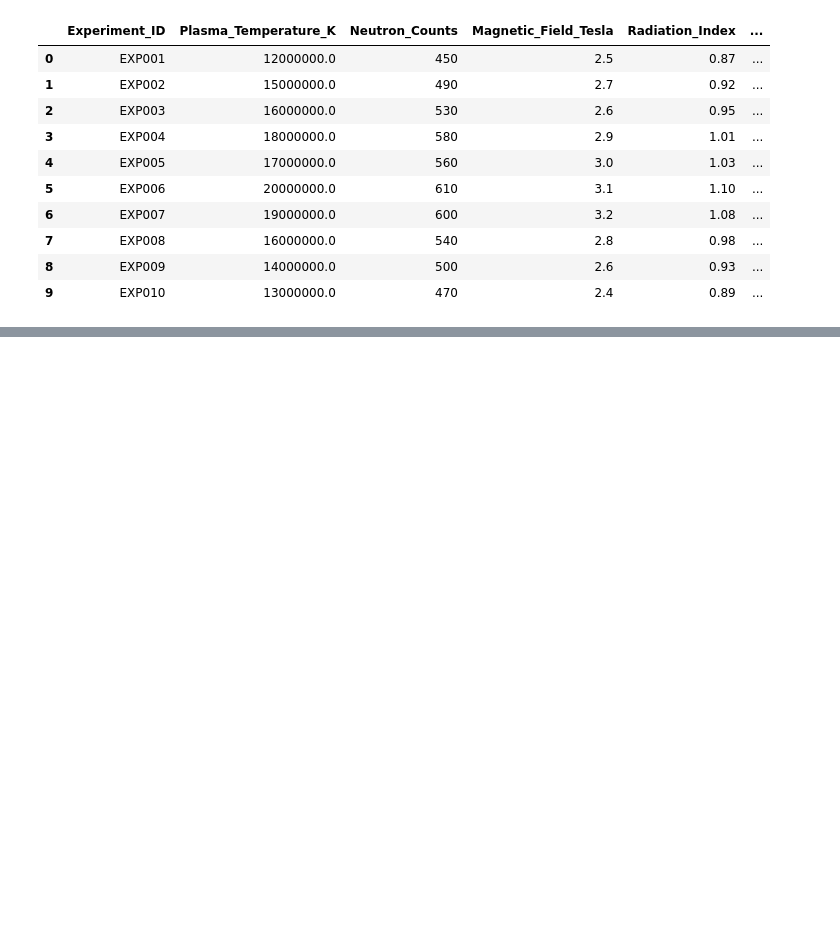
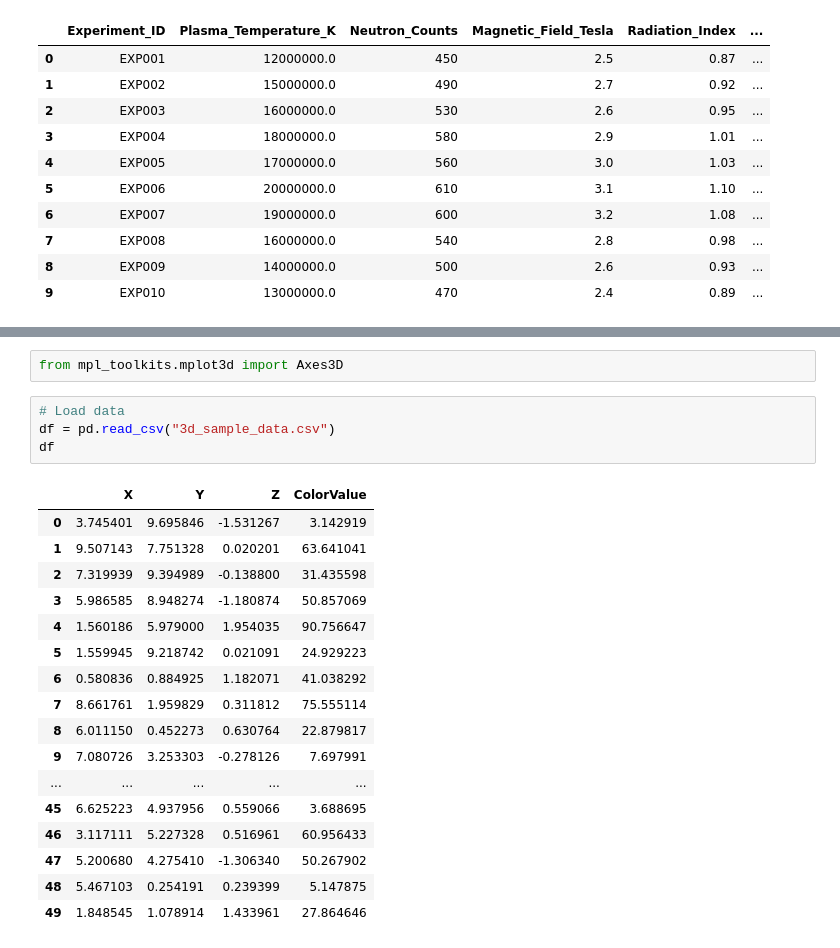
Before and after one commit to khushi707/SICNAP_2025_KHUSHI, a Jupyter notebook: SICNAP_2025_Assignment_2_submission.ipynb, the cells around one changed output, grey strips where cells are left out. Saved outputs shown, nothing was run; the diff lists cells and outputs as text; blank space fills up the shorter version.

```diff
--- a/SICNAP_2025_Assignment_2_submission.ipynb
+++ b/SICNAP_2025_Assignment_2_submission.ipynb
@@ -513,0 +612,24 @@ df
+# %%
+from mpl_toolkits.mplot3d import Axes3D
+# %%
+# Load data
+df = pd.read_csv("3d_sample_data.csv")
+df
+# %% [output]
+|  | X | Y | Z | ColorValue |
+| 0 | 3.745401 | 9.695846 | -1.531267 | 3.142919 |
+| 1 | 9.507143 | 7.751328 | 0.020201 | 63.641041 |
+| 2 | 7.319939 | 9.394989 | -0.138800 | 31.435598 |
+| 3 | 5.986585 | 8.948274 | -1.180874 | 50.857069 |
+| 4 | 1.560186 | 5.979000 | 1.954035 | 90.756647 |
+| 5 | 1.559945 | 9.218742 | 0.021091 | 24.929223 |
+| 6 | 0.580836 | 0.884925 | 1.182071 | 41.038292 |
+| 7 | 8.661761 | 1.959829 | 0.311812 | 75.555114 |
+| 8 | 6.011150 | 0.452273 | 0.630764 | 22.879817 |
+| 9 | 7.080726 | 3.253303 | -0.278126 | 7.697991 |
+| ... | ... | ... | ... | ... |
+| 45 | 6.625223 | 4.937956 | 0.559066 | 3.688695 |
+| 46 | 3.117111 | 5.227328 | 0.516961 | 60.956433 |
+| 47 | 5.200680 | 4.275410 | -1.306340 | 50.267902 |
+| 48 | 5.467103 | 0.254191 | 0.239399 | 5.147875 |
+| 49 | 1.848545 | 1.078914 | 1.433961 | 27.864646 |
```
Also changed, not shown: parts of 22 cells of this notebook.
